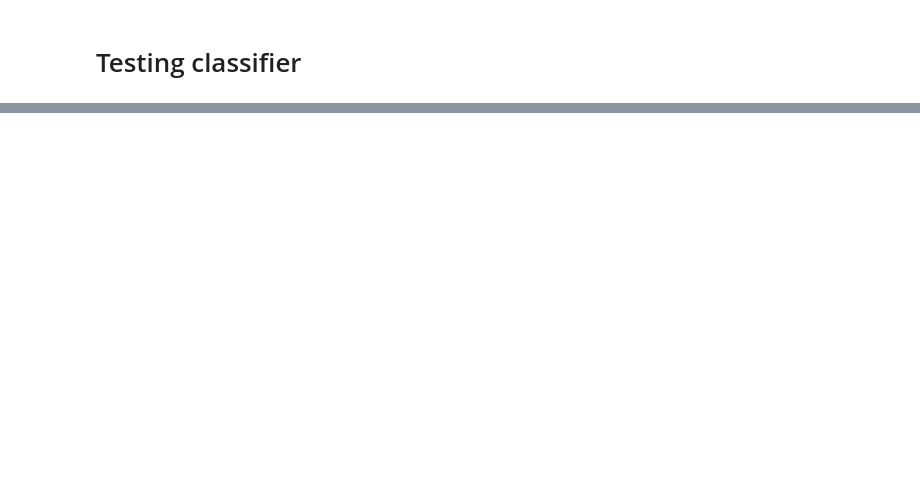
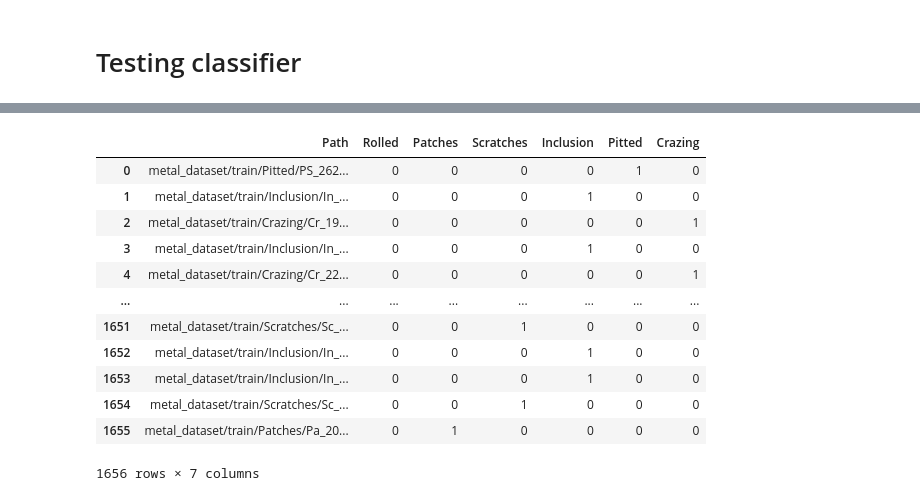
Before and after one commit to Lingfeng555/moe_edging, a Jupyter notebook: h.ipynb, the cells around one changed output, grey strips where cells are left out. Saved outputs shown, nothing was run; the diff lists cells and outputs as text; code cells hidden in the pictures; blank space fills up the shorter version.

```diff
--- a/h.ipynb
+++ b/h.ipynb
@@ -337,0 +382,16 @@ Precisión del modelo: 0.8978521478521478
+# %%
+dataset.data
+# %% [output]
+|  | Path | Rolled | Patches | Scratches | Inclusion | Pitted | Crazing |
+| 0 | metal_dataset/train/Pitted/PS_262... | 0 | 0 | 0 | 0 | 1 | 0 |
+| 1 | metal_dataset/train/Inclusion/In_... | 0 | 0 | 0 | 1 | 0 | 0 |
+| 2 | metal_dataset/train/Crazing/Cr_19... | 0 | 0 | 0 | 0 | 0 | 1 |
+| 3 | metal_dataset/train/Inclusion/In_... | 0 | 0 | 0 | 1 | 0 | 0 |
+| 4 | metal_dataset/train/Crazing/Cr_22... | 0 | 0 | 0 | 0 | 0 | 1 |
+| ... | ... | ... | ... | ... | ... | ... | ... |
+| 1651 | metal_dataset/train/Scratches/Sc_... | 0 | 0 | 1 | 0 | 0 | 0 |
+| 1652 | metal_dataset/train/Inclusion/In_... | 0 | 0 | 0 | 1 | 0 | 0 |
+| 1653 | metal_dataset/train/Inclusion/In_... | 0 | 0 | 0 | 1 | 0 | 0 |
+| 1654 | metal_dataset/train/Scratches/Sc_... | 0 | 0 | 1 | 0 | 0 | 0 |
+| 1655 | metal_dataset/train/Patches/Pa_20... | 0 | 1 | 0 | 0 | 0 | 0 |
+1656 rows × 7 columns
```
Also changed, not shown: parts of 10 cells of this notebook, 1 other file.
